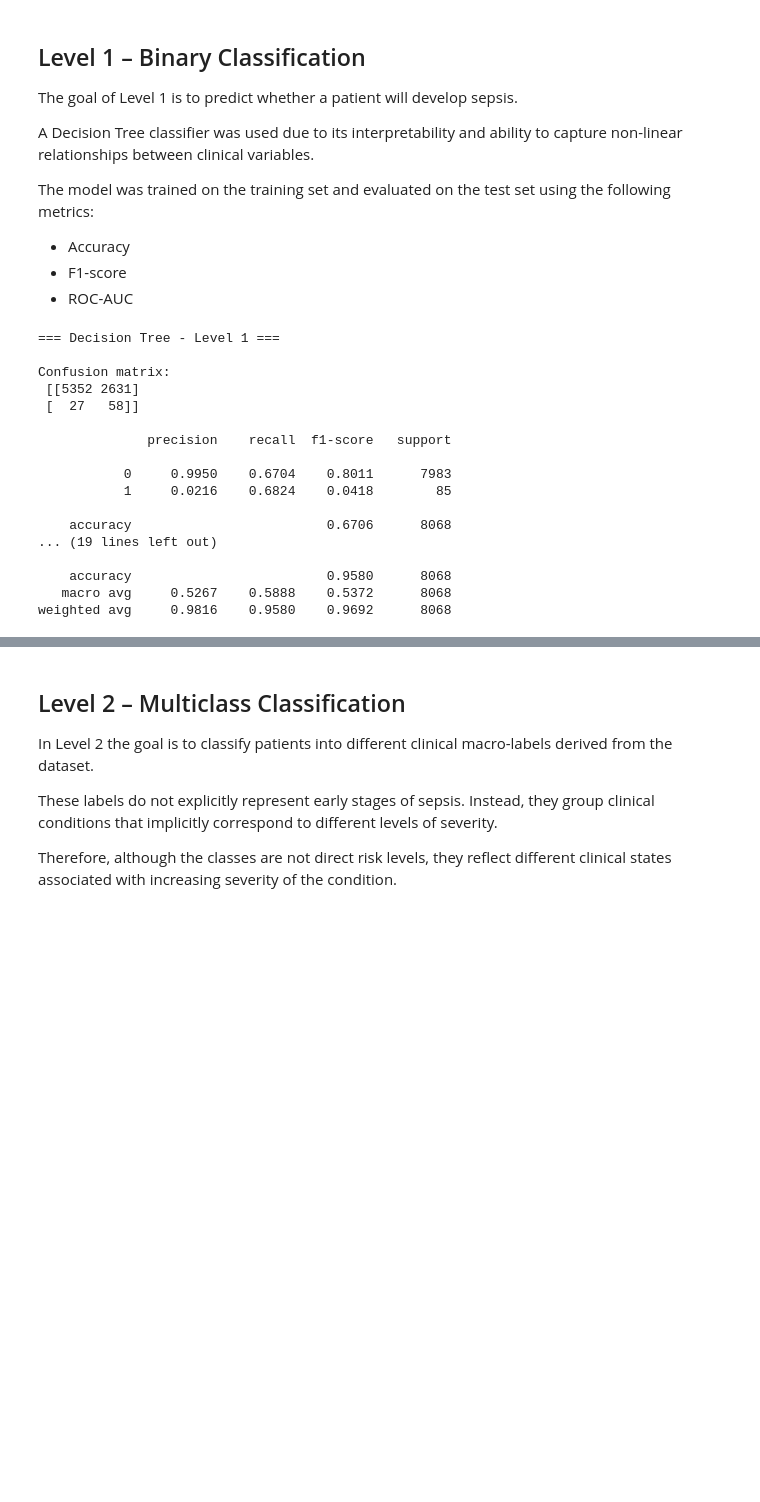
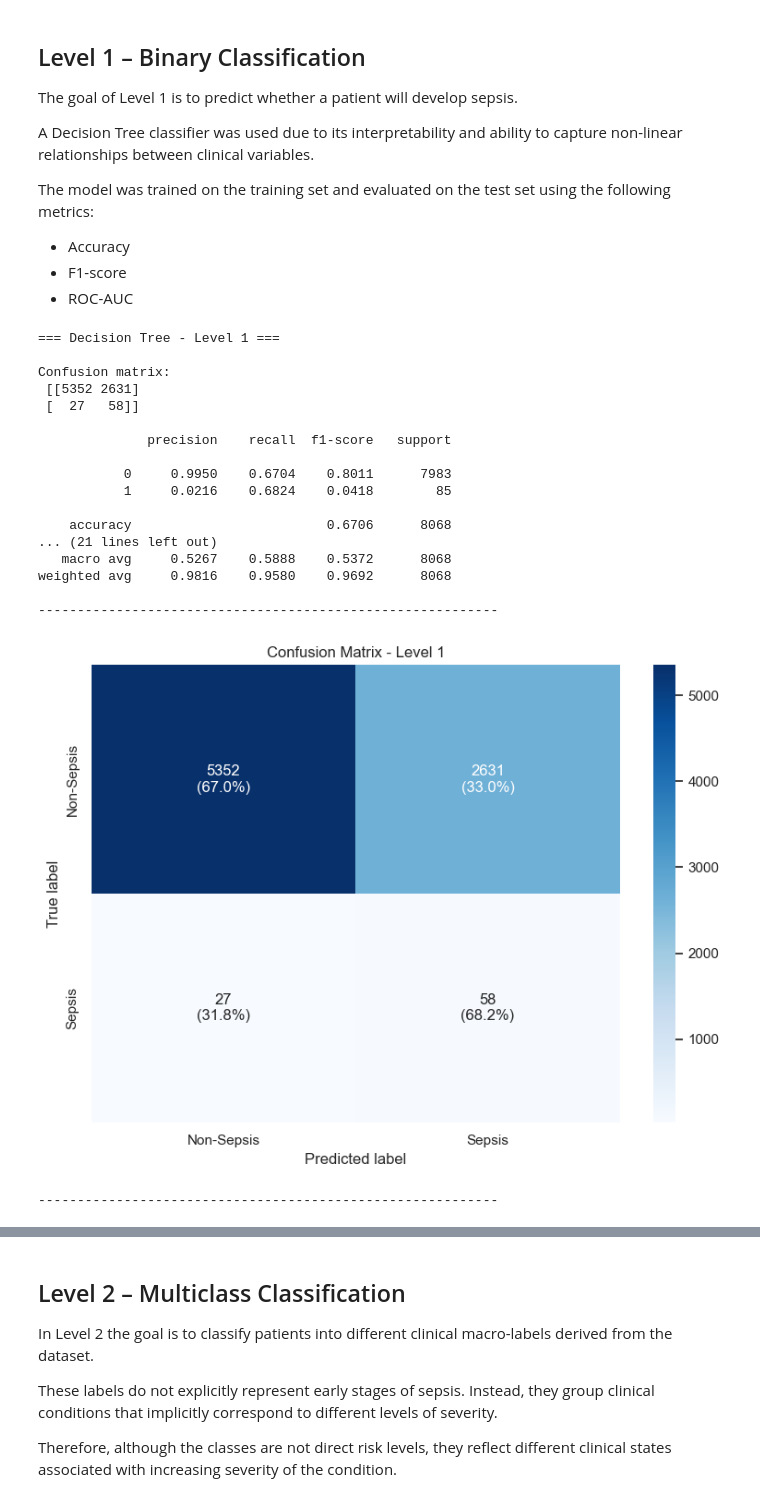
Before and after one commit to sinmario39/ML_Sepsis, a Jupyter notebook: notebooks/test.ipynb, the cells around one changed output, grey strips where cells are left out. Saved outputs shown, nothing was run; the diff lists cells and outputs as text; code cells hidden in the pictures; blank space fills up the shorter version.

Commit message:
Aggiunto codice per la creazione delle confusion matrix e dei grafici delle metriche di classificazione nel notebook

```diff
--- a/notebooks/test.ipynb
+++ b/notebooks/test.ipynb
@@ -134,12 +170,15 @@ using the following metrics:
 - ROC-AUC
 # %%
 # LIVELLO 1 - Riconoscimento casi di Sepsi
+from utils import eval_binary, best_threshold_f1, apply_threshold
+import matplotlib.pyplot as plt
+import seaborn as sns
+
+from sklearn.metrics import confusion_matrix
 from sklearn.pipeline import Pipeline
 from sklearn.impute import SimpleImputer
 from sklearn.preprocessing import StandardScaler
 from sklearn.tree import DecisionTreeClassifier
-
-from utils import eval_binary, best_threshold_f1, apply_threshold
 
 tree_model = Pipeline([
     ("imputer", SimpleImputer(strategy="median")),
@@ -155,33 +194,99 @@ tree_model.fit(X_train_lvl1, y_train_lvl1)
 
 y_pred = tree_model.predict(X_test_lvl1)
 y_proba = tree_model.predict_proba(X_test_lvl1)[:, 1]
 
 eval_binary(y_test_lvl1, y_pred, y_proba, title="Decision Tree - Level 1")
 
 threshold, f1, precision, recall = best_threshold_f1(y_test_lvl1, y_proba)
 
 print("Best threshold:", threshold)
 print("Best F1:", f1)
 print("Precision:", precision)
 print("Recall:", recall)
 
 custom_pred = apply_threshold(y_proba, threshold)
 eval_binary(y_test_lvl1, custom_pred, None, title="Custom Threshold")
+
+print("-----------------------------------------------------------")
+def plot_confusion_matrix(y_true, y_pred, labels, title, filename):
+
+    cm = confusion_matrix(y_true, y_pred)
+
+    # normalizzazione per percentuali
+    cm_percent = cm.astype(float) / cm.sum(axis=1)[:, np.newaxis]
+
+    # annotazioni con numero + percentuale
+    annot = np.empty_like(cm).astype(str)
+
+    for i in range(cm.shape[0]):
+        for j in range(cm.shape[1]):
+            annot[i, j] = f"{cm[i,j]}\n({cm_percent[i,j]*100:.1f}%)"
+
+    plt.figure(figsize=(8,6))
+
+    sns.heatmap(
+        cm,
+        annot=annot,
+        fmt="",
+        cmap="Blues",
+        xticklabels=labels,
+        yticklabels=labels,
+        cbar=True
+    )
+
+    plt.xlabel("Predicted label")
+    plt.ylabel("True label")
+    plt.title(title)
+
+    plt.tight_layout()
+    plt.savefig(filename, dpi=300)
+
+    plt.show()
+
+labels_lvl1 = ["Non-Sepsis", "Sepsis"]
+
+plot_confusion_matrix(y_test_lvl1, y_pred, labels_lvl1, "Confusion Matrix - Level 1", "../results/confusion_matrix_lvl1.png")
+
+print("-----------------------------------------------------------")
+data = {
+    "Model": ["Naive Bayes", "Decision Tree"],
+    "Precision": [0.72, 0.81],
+    "Recall": [0.65, 0.78],
+    "F1-score": [0.68, 0.79]
+}
+
+df = pd.DataFrame(data)
+
+df.set_index("Model").plot(kind="bar")
+
+plt.title("Model Performance Comparison")
+plt.ylabel("Score")
+plt.ylim(0,1)
+
+plt.xticks(rotation=0)
+
+plt.tight_layout()
+
+plt.savefig("../results/binary_comparison.png", dpi=300)
+
+plt.show()
 # %% [output]
 === Decision Tree - Level 1 ===
 
 Confusion matrix:
  [[5352 2631]
  [  27   58]]
 
               precision    recall  f1-score   support
 
            0     0.9950    0.6704    0.8011      7983
            1     0.0216    0.6824    0.0418        85
 
     accuracy                         0.6706      8068
-... (19 lines left out)
-
-    accuracy                         0.9580      8068
+... (21 lines left out)
    macro avg     0.5267    0.5888    0.5372      8068
 weighted avg     0.9816    0.9580    0.9692      8068
+
+-----------------------------------------------------------
+[figure, added]
+-----------------------------------------------------------
```
Also changed, not shown: parts of 3 cells of this notebook, 1 other file.
